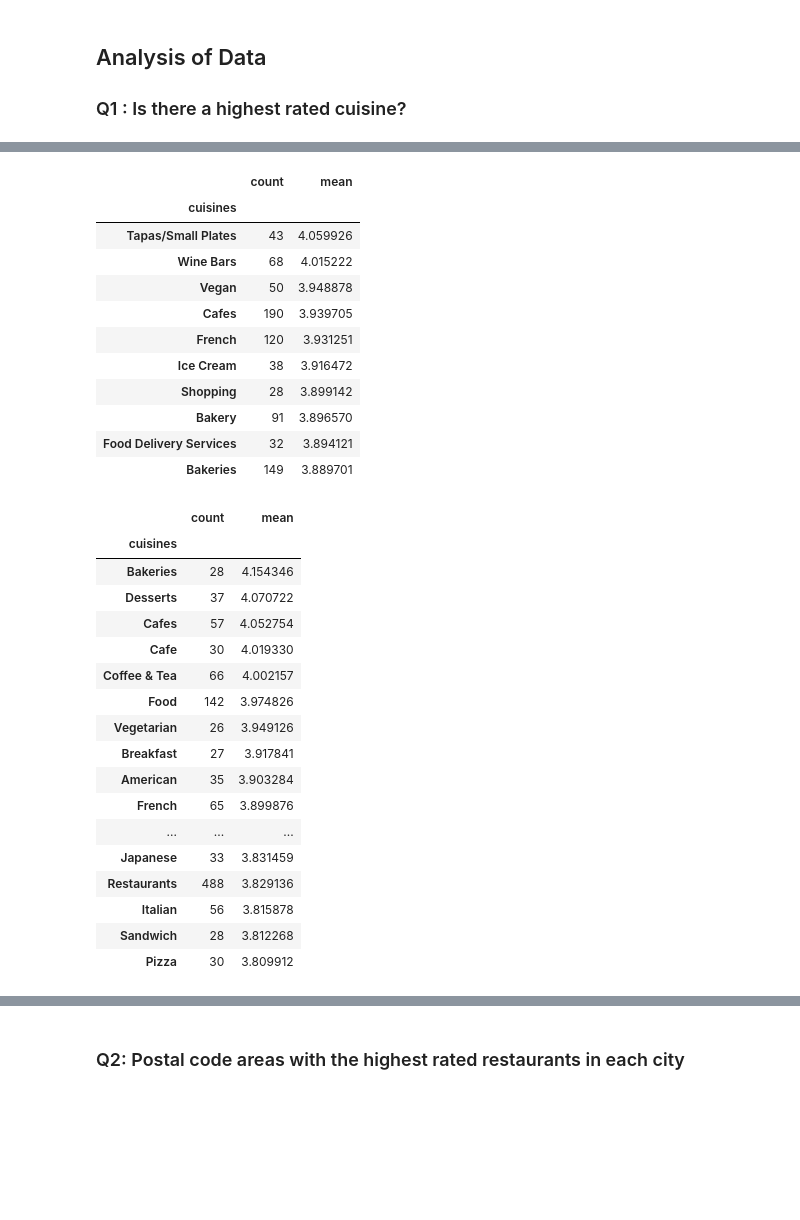
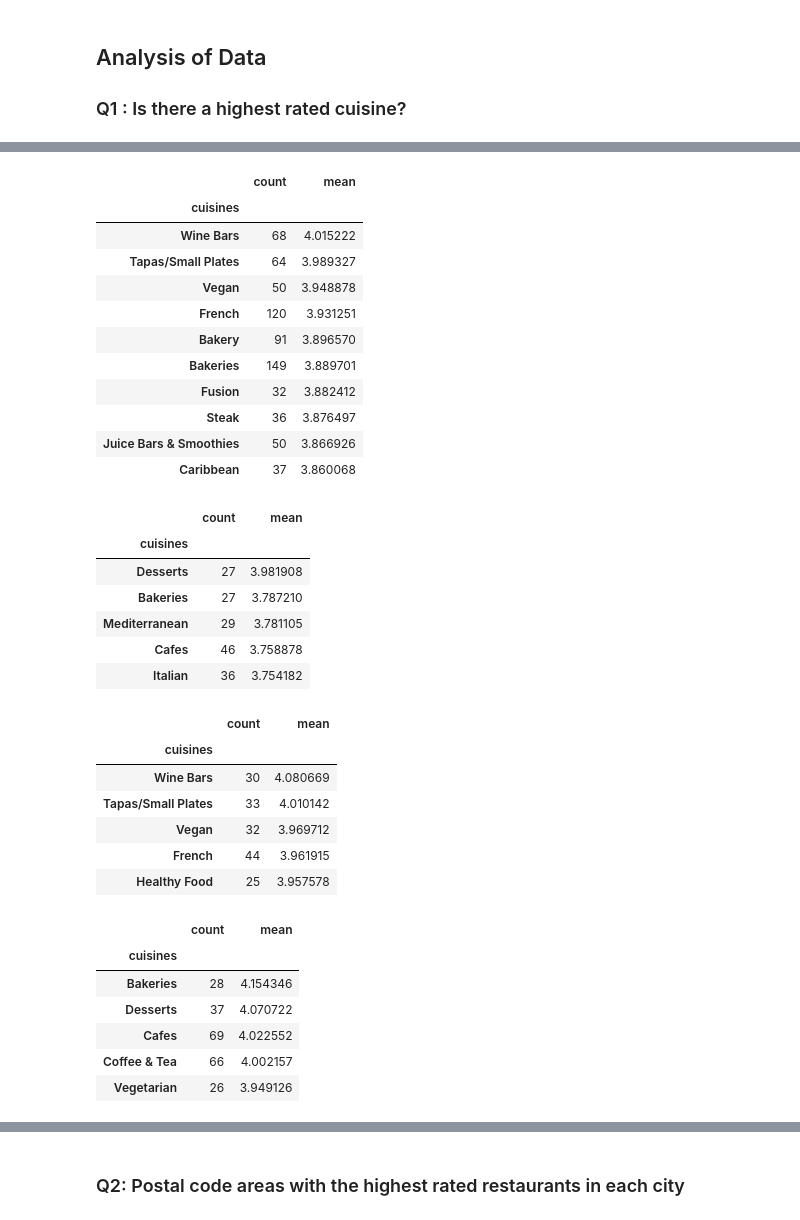
Before and after one commit to avneetgill/ensf544Project, a Jupyter notebook: Phase1.ipynb, the cells around one changed output, grey strips where cells are left out. Drawn from its saved outputs; the diff is of its cells as text; code cells hidden in the pictures; blank space fills up the shorter version.

Commit message:
Q1 finished added tapas/tapas/smallplates to exceptions

```diff
--- a/Phase1.ipynb
+++ b/Phase1.ipynb
@@ -566,6 +566,7 @@ def remove_duplicates(x):
 def cuisine_exceptions(c):
     exceptions = {
         'Afghan':'Afghani',
+        'Tapas':'Tapas/Small Plates',
         'Brasserie':'Brasseries',
         'Breakfast':'Breakfast & Brunch',
         'Burger':'Burgers',
@@ -817,45 +818,52 @@ all_df.head(10)
 # %% [output]
 |  | count | mean |
 | cuisines |  |  |
-| Tapas/Small Plates | 43 | 4.059926 |
 | Wine Bars | 68 | 4.015222 |
+| Tapas/Small Plates | 64 | 3.989327 |
 | Vegan | 50 | 3.948878 |
-| Cafes | 190 | 3.939705 |
 | French | 120 | 3.931251 |
-| Ice Cream | 38 | 3.916472 |
-| Shopping | 28 | 3.899142 |
 | Bakery | 91 | 3.896570 |
-| Food Delivery Services | 32 | 3.894121 |
 | Bakeries | 149 | 3.889701 |
+| Fusion | 32 | 3.882412 |
+| Steak | 36 | 3.876497 |
+| Juice Bars & Smoothies | 50 | 3.866926 |
+| Caribbean | 37 | 3.860068 |
 # %%
 # look at individual cities.
 ca_df = df_exp[df_exp.city == 'Calgary']
 ca_df = cuisine_count_mean(ca_df)
-ca_df.head(20)
-
-to_df = df_exp[df_exp.city == 'Toronto']
-to_df = cuisine_count_mean(to_df)
-to_df.head(20)
-
-mo_df = df_exp[df_exp.city == 'Montreal']
-mo_df = cuisine_count_mean(mo_df)
-mo_df.head(20)
+ca_df.head()
 # %% [output]
 |  | count | mean |
 | cuisines |  |  |
-| Bakeries | 28 | 4.154346 |
-| Desserts | 37 | 4.070722 |
-| Cafes | 57 | 4.052754 |
-| Cafe | 30 | 4.019330 |
-| Coffee & Tea | 66 | 4.002157 |
-| Food | 142 | 3.974826 |
-| Vegetarian | 26 | 3.949126 |
-| Breakfast | 27 | 3.917841 |
-| American | 35 | 3.903284 |
-| French | 65 | 3.899876 |
-| ... | ... | ... |
-| Japanese | 33 | 3.831459 |
-| Restaurants | 488 | 3.829136 |
-| Italian | 56 | 3.815878 |
-| Sandwich | 28 | 3.812268 |
-| Pizza | 30 | 3.809912 |
+| Desserts | 27 | 3.981908 |
+| Bakeries | 27 | 3.787210 |
+| Mediterranean | 29 | 3.781105 |
+| Cafes | 46 | 3.758878 |
+| Italian | 36 | 3.754182 |
+# %%
+# Top 5 Cuisine types in Toronto
+to_df = df_exp[df_exp.city == 'Toronto']
+to_df = cuisine_count_mean(to_df)
+to_df.head()
+# %% [output]
+|  | count | mean |
+| cuisines |  |  |
+| Wine Bars | 30 | 4.080669 |
+| Tapas/Small Plates | 33 | 4.010142 |
+| Vegan | 32 | 3.969712 |
+| French | 44 | 3.961915 |
+| Healthy Food | 25 | 3.957578 |
+# %%
+# Top 5 Cuisine types in Montreal
+mo_df = df_exp[df_exp.city == 'Montreal']
+mo_df = cuisine_count_mean(mo_df)
+mo_df.head()
+# %% [output]
+|  | count | mean |
+| cuisines |  |  |
+| Bakeries | 28 | 4.154346 |
+| Desserts | 37 | 4.070722 |
+| Cafes | 69 | 4.022552 |
+| Coffee & Tea | 66 | 4.002157 |
+| Vegetarian | 26 | 3.949126 |
```
Also changed, not shown: parts of 8 cells of this notebook.
